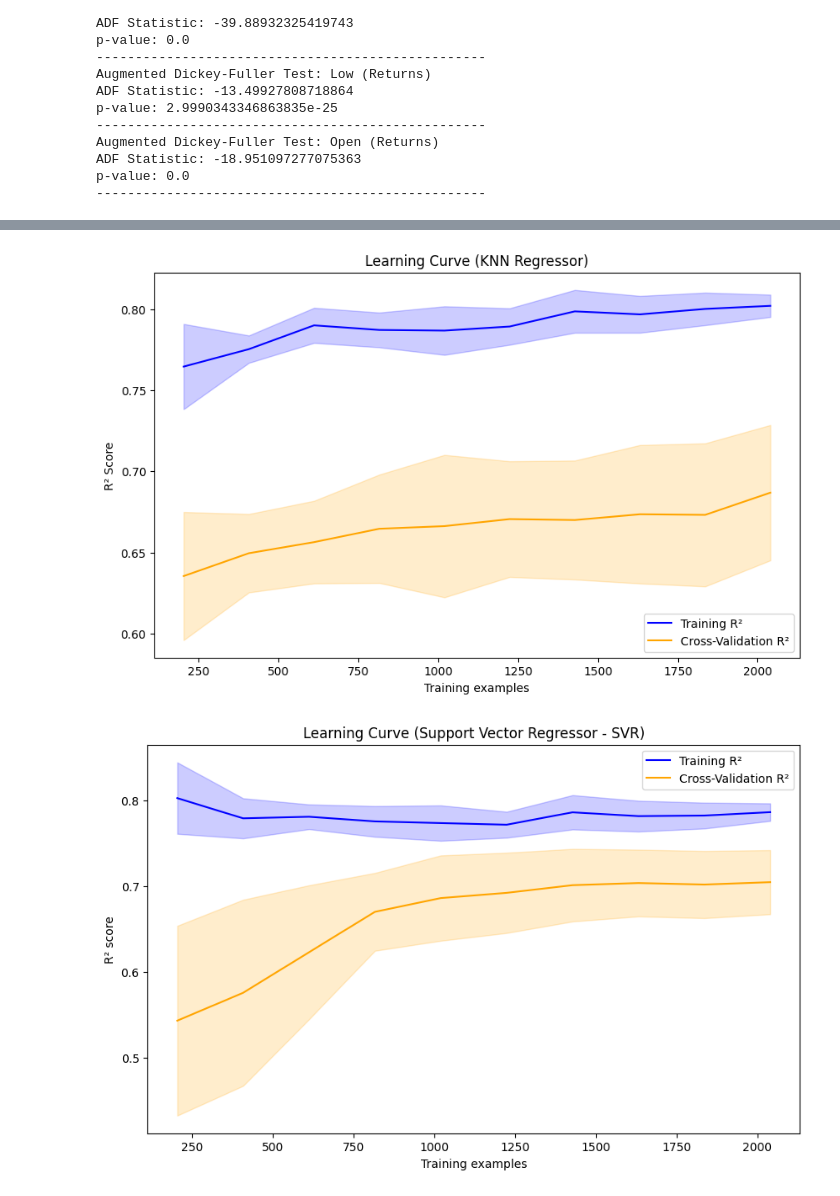
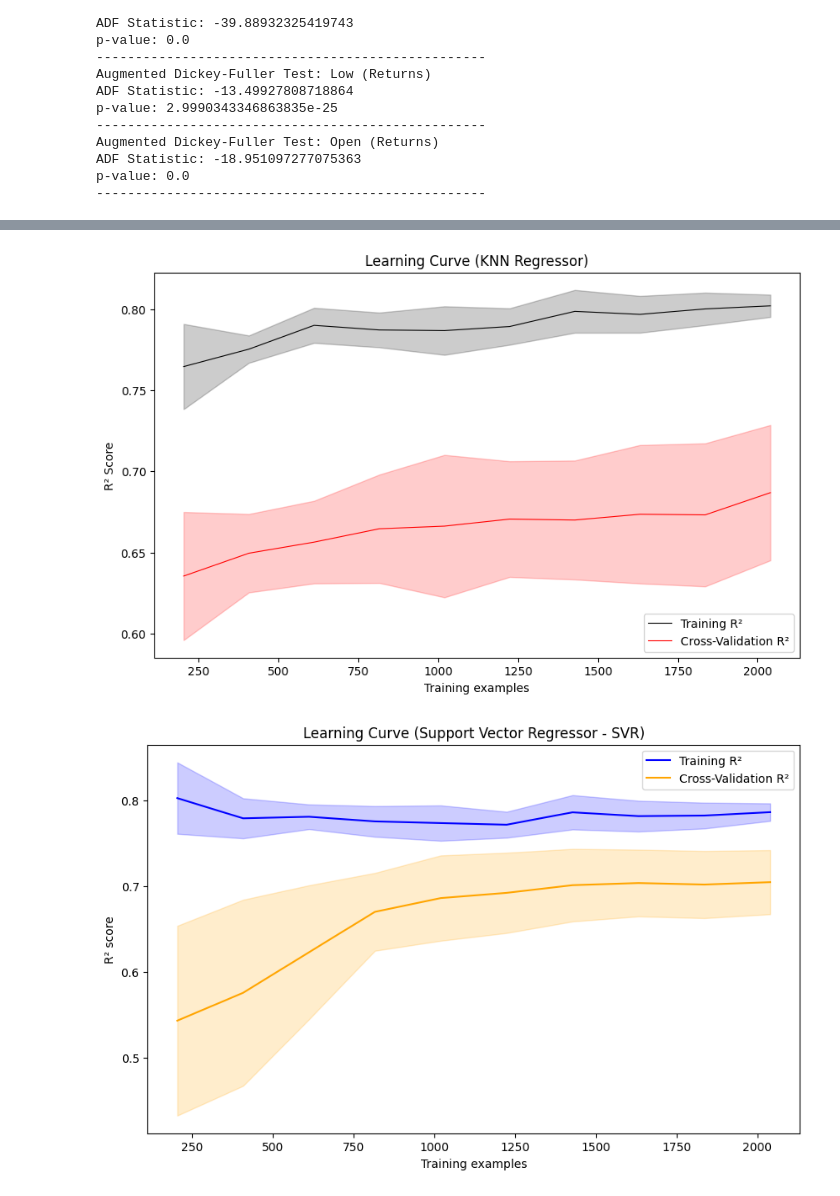
Before and after one commit to Deleon57/EDAR-REGRESSION, a Jupyter notebook: Pipeline2(GFI).ipynb, the cells around one changed output, grey strips where cells are left out. Cells and saved outputs as stored; diff of their text form; code cells hidden in the pictures.

```diff
--- a/Pipeline2(GFI).ipynb
+++ b/Pipeline2(GFI).ipynb
@@ -165,8 +255,8 @@ y_pred = y_scaler.inverse_transform(y_pred_scaled.reshape(-1,1)).ravel()
 # %%
 # KNN Model
 
-knn = KNeighborsRegressor(n_neighbors=5)  # you can tune n_neighbors later
-knn.fit(X_train, y_train)
+knn_model_KNN = KNeighborsRegressor(n_neighbors=5)  # you can tune n_neighbors later
+knn_model_KNN.fit(X_train_KNN, y_train_KNN)
 
-y_pred = knn.predict(X_test)
+y_pred_KNN = knn_model_KNN.predict(X_test_KNN)
 # %%
@@ -181,17 +271,18 @@ y_pred = y_scaler.inverse_transform(y_pred_scaled.reshape(-1, 1)).ravel()
 # %%
 # Random Forest model
-rf = RandomForestRegressor(n_estimators=100, random_state=42)
-rf.fit(X_train, y_train)
 
-y_pred = rf.predict(X_test)
+rf_model_RFR = RandomForestRegressor(n_estimators=100, random_state=42)
+rf_model_RFR.fit(X_train_scaled_RFR, y_train_RFR)
+
+y_pred_RFR = rf_model_RFR.predict(X_test_scaled_RFR)
 # %%
 # XGBoost Regression Model
 
 # Initialise and fit model
-xgb = XGBRegressor(n_estimators=100, random_state=42)  # you can tune hyperparameters later
-xgb.fit(X_train, y_train)
+xgb_model_XGB = XGBRegressor(n_estimators=100, random_state=42)  # you can tune hyperparameters later
+xgb_model_XGB.fit(X_train_scaled_XGB, y_train_XGB)
 
-y_pred = xgb.predict(X_test)
+y_pred_XGB = xgb_model_XGB.predict(X_test_scaled_XGB)
 # %%
 # Helper function for metrics
 
@@ -306,39 +408,47 @@ plt.show()
 # %%
 #KNN
+
 import numpy as np
 import matplotlib.pyplot as plt
 from sklearn.model_selection import learning_curve
 from sklearn.neighbors import KNeighborsRegressor
 
-knn_model = KNeighborsRegressor(n_neighbors=5)  # you can tune this later
+# Define model
+knn_model = KNeighborsRegressor(n_neighbors=5)
 
+# Use the correctly defined variables (X_train_KNN, y_train_KNN)
 train_sizes, train_scores, test_scores = learning_curve(
     estimator=knn_model,
-    X=X_train,
-    y=y_train,
-    cv=5,                   # 5-fold cross validation
+    X=X_train_KNN,          # FIXED ✅
+    y=y_train_KNN,          # FIXED ✅
+    cv=5,                   # 5-fold cross-validation
     scoring="r2",           # use R² score
     train_sizes=np.linspace(0.1, 1.0, 10),
     n_jobs=-1
 )
 
+# Mean & std
 train_mean = np.mean(train_scores, axis=1)
-train_std  = np.std(train_scores, axis=1)
-test_mean  = np.mean(test_scores, axis=1)
-test_std   = np.std(test_scores, axis=1)
+train_std = np.std(train_scores, axis=1)
+test_mean = np.mean(test_scores, axis=1)
+test_std = np.std(test_scores, axis=1)
 
+# Plot
 plt.figure(figsize=(10,6))
-plt.plot(train_sizes, train_mean, label="Training R²", color="blue")
-plt.plot(train_sizes, test_mean, label="Cross-Validation R²", color="orange")
+plt.plot(train_sizes, train_mean, label="Training R²", color="black", linewidth=0.8)
+plt.plot(train_sizes, test_mean, label="Cross-Validation R²", color="red", linewidth=0.8)
 
-plt.fill_between(train_sizes, train_mean-train_std, train_mean+train_std, alpha=0.2, color="blue")
-plt.fill_between(train_sizes, test_mean-test_std, test_mean+test_std, alpha=0.2, color="orange")
+# Shaded error bands
+plt.fill_between(train_sizes, train_mean - train_std, train_mean + train_std, alpha=0.2, color="black")
+plt.fill_between(train_sizes, test_mean - test_std, test_mean + test_std, alpha=0.2, color="red")
 
+# Titles and labels
 plt.title("Learning Curve (KNN Regressor)")
 plt.xlabel("Training examples")
 plt.ylabel("R² Score")
 plt.legend(loc="best")
 plt.show()
+
 
 # SVR
 import numpy as np
@@ -356,8 +466,8 @@ svr_model = SVR(kernel='rbf', C=100, gamma=0.1, epsilon=0.1)
 # ==============================
 train_sizes, train_scores, test_scores = learning_curve(
     estimator=svr_model,
-    X=X_train_scaled,   # use scaled X
-    y=y_train_scaled,   # use scaled y
+    X=X_train_scaled_SVR,   # use scaled X
+    y=y_train_scaled_SVR,   # use scaled y
     cv=5,               # 5-fold cross validation
     scoring="r2",       # use R² score
     train_sizes=np.linspace(0.1, 1.0, 10),
@@ -398,8 +508,8 @@ rf_model = RandomForestRegressor(n_estimators=100, random_state=42)
 
 train_sizes, train_scores, test_scores = learning_curve(
     estimator=rf_model,
-    X=X_train,
-    y=y_train,
+    X=X_train_RFR,
+    y=y_train_RFR,
     cv=5,                     # 5-fold cross validation
     scoring="r2",             # use R² score
     train_sizes=np.linspace(0.1, 1.0, 10),
@@ -440,39 +550,39 @@ xgb_model = XGBRegressor(n_estimators=100, random_state=42)
 # ==============================
 train_sizes, train_scores, test_scores = learning_curve(
     estimator=xgb_model,
-    X=X_train,
-    y=y_train,
+    X=X_train_XGB,
+    y=y_train_XGB,
     cv=5,                         # 5-fold cross validation
     scoring="r2",                 # use R² score
     train_sizes=np.linspace(0.1, 1.0, 10),
     n_jobs=-1
 )
 
 # ==============================
 # Calculate mean and std
 # ==============================
 train_mean = np.mean(train_scores, axis=1)
 train_std = np.std(train_scores, axis=1)
 test_mean = np.mean(test_scores, axis=1)
 test_std = np.std(test_scores, axis=1)
 
 # ==============================
 # Plot Learning Curve
 # ==============================
 plt.figure(figsize=(10,6))
 plt.plot(train_sizes, train_mean, label="Training R²", color="blue")
 plt.plot(train_sizes, test_mean, label="Cross-Validation R²", color="orange")
 
 plt.fill_between(train_sizes, train_mean-train_std, train_mean+train_std, alpha=0.2, color="blue")
 plt.fill_between(train_sizes, test_mean-test_std, test_mean+test_std, alpha=0.2, color="orange")
 
 plt.title("Learning Curve (XGBoost Regressor)")
 plt.xlabel("Training examples")
 plt.ylabel("R² score")
 plt.legend(loc="best")
 plt.show()
 # %% [output]
-[figure, old version]
+[figure, new version]
 [figure]
 [figure]
 [figure]
```
Also changed, not shown: parts of 20 cells of this notebook.
